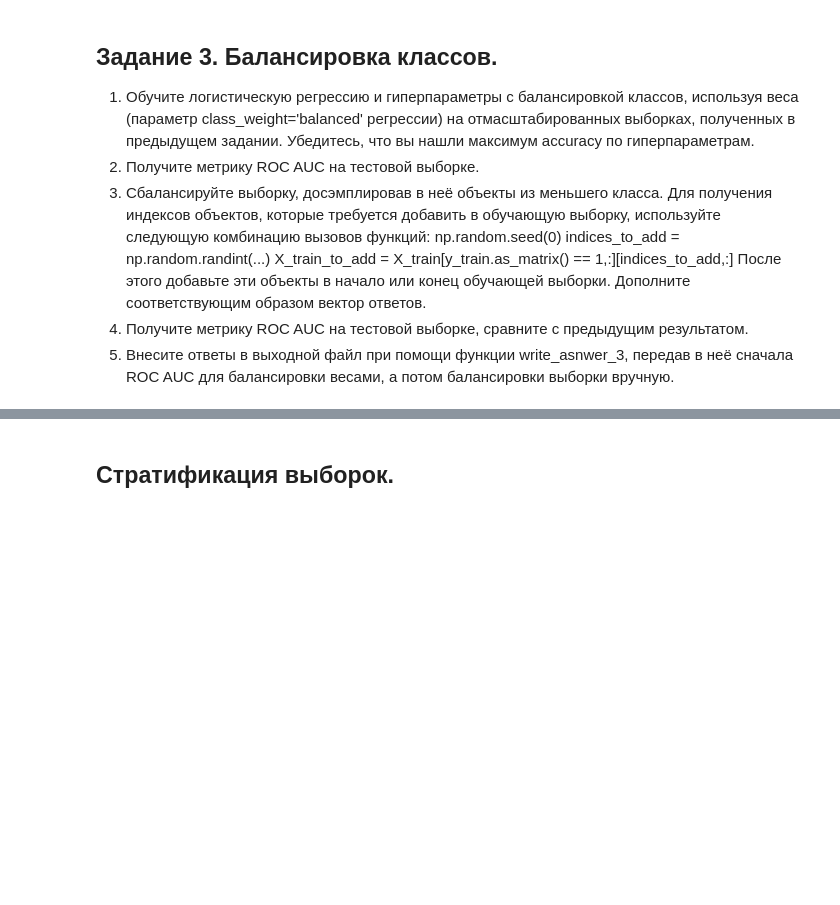
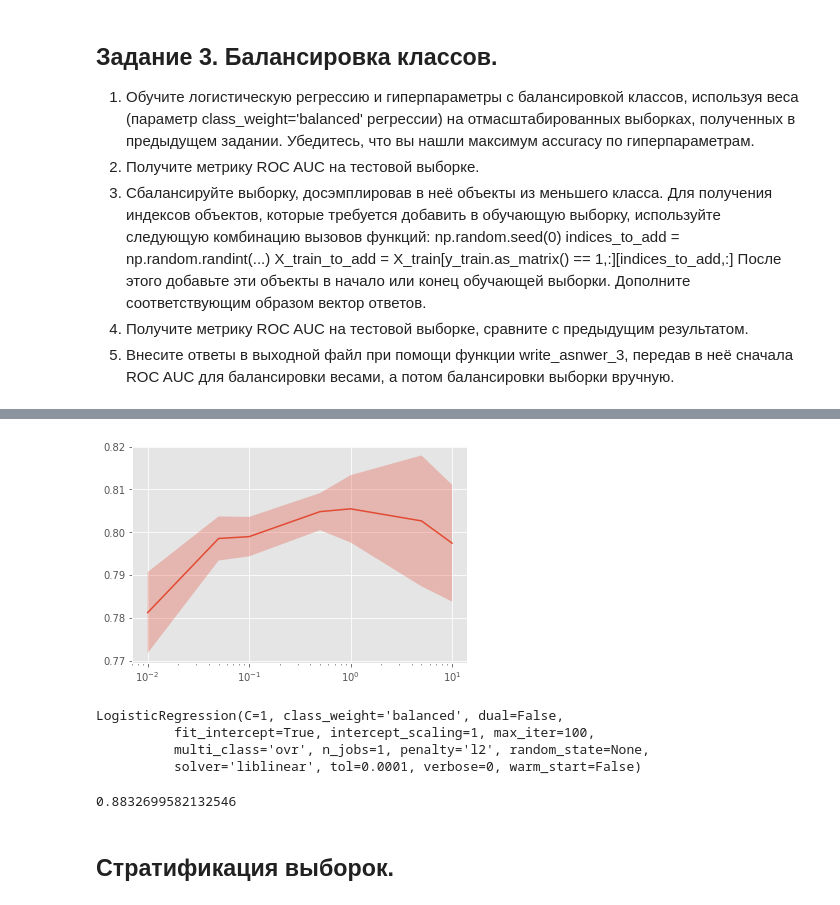
Before and after one commit to zubochenko/supervised-learning, a Jupyter notebook: week3/Preprocessing_LR.ipynb, the cells around one changed output, grey strips where cells are left out. Saved outputs shown, nothing was run; the diff lists cells and outputs as text; code cells hidden in the pictures; blank space fills up the shorter version.

```diff
--- a/week3/Preprocessing_LR.ipynb
+++ b/week3/Preprocessing_LR.ipynb
@@ -483,3 +501,27 @@ def write_answer_3(auc_1, auc_2):
+# %%
+np.random.seed(0)
+size=(np.sum(y_train==0) - np.sum(y_train==1))
+indices_to_add = np.random.randint(np.sum(y_train==1), size=size)
+X_train_to_add = X_train_sc[y_train.as_matrix() == 1,:][indices_to_add,:]
+X_train_2 = np.vstack((X_train_sc, X_train_to_add))
+y_train_to_add = np.array([1]*size)
+y_train_2 = np.hstack((y_train, y_train_to_add))
+optimizer_2 = GridSearchCV(estimator, param_grid, cv = 3)
+optimizer_2.fit(X_train_2, y_train_2)
+plot_scores(optimizer_2)
+print(optimizer_2.best_estimator_)
+# %% [output]
+[figure, added]
+LogisticRegression(C=1, class_weight='balanced', dual=False,
+          fit_intercept=True, intercept_scaling=1, max_iter=100,
+          multi_class='ovr', n_jobs=1, penalty='l2', random_state=None,
+          solver='liblinear', tol=0.0001, verbose=0, warm_start=False)
+# %%
+roc_auc_2 = roc_auc_score(y_test, optimizer_2.best_estimator_.predict_proba(X_test_sc)[:, 1])
+print (roc_auc_2)
+write_answer_3(roc_auc, roc_auc_2)
+# %% [output]
+0.8832699582132546
 # %% [markdown]
 ## Стратификация выборок.
 # %% [markdown]
```
Also changed, not shown: parts of 19 cells of this notebook, 6 other files.
